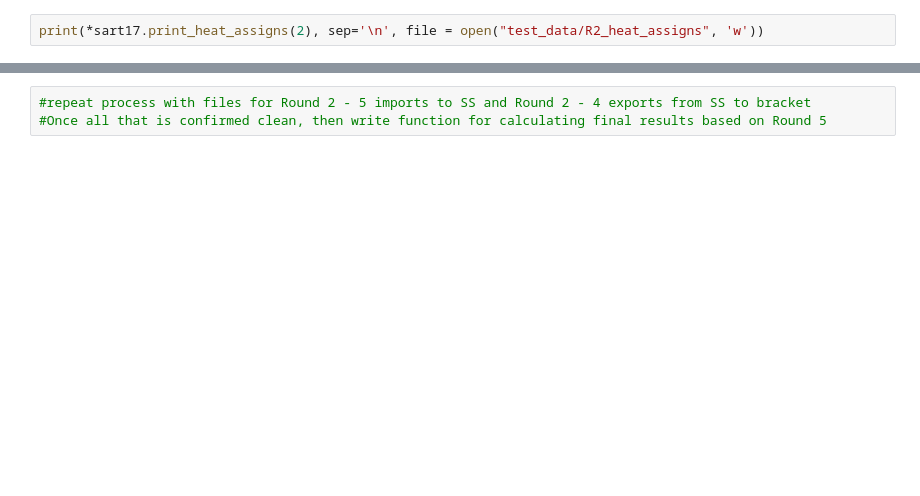
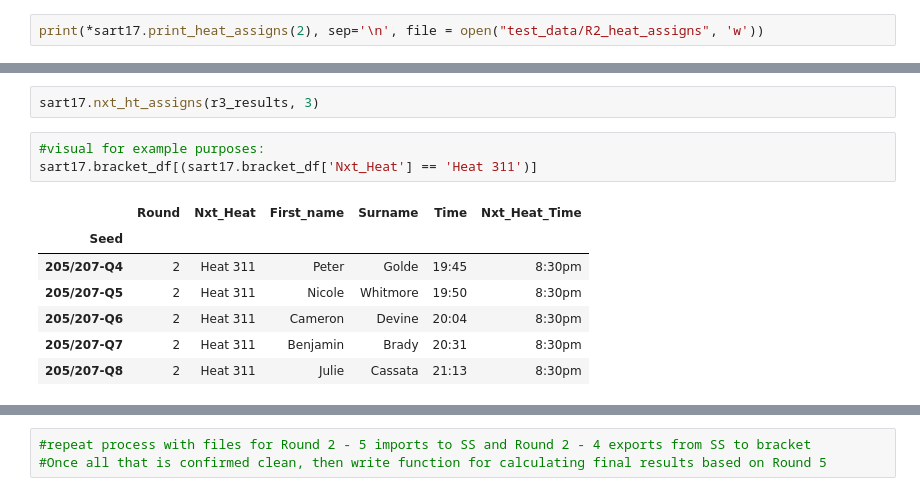
Before and after one commit to gcnuss/SART_Automation, a Jupyter notebook: Test_With_2016_Data.ipynb, the cells around one changed output, grey strips where cells are left out. Cells and saved outputs as stored; diff of their text form; blank space fills up the shorter version.

```diff
--- a/Test_With_2016_Data.ipynb
+++ b/Test_With_2016_Data.ipynb
@@ -207,0 +435,13 @@ print(*sart17.print_heat_assigns(2), sep='\n', file = open("test_data/R2_heat_as
+# %%
+sart17.nxt_ht_assigns(r3_results, 3)
+# %%
+#visual for example purposes:
+sart17.bracket_df[(sart17.bracket_df['Nxt_Heat'] == 'Heat 311')]
+# %% [output]
+|  | Round | Nxt_Heat | First_name | Surname | Time | Nxt_Heat_Time |
+| Seed |  |  |  |  |  |  |
+| 205/207-Q4 | 2 | Heat 311 | Peter | Golde | 19:45 | 8:30pm |
+| 205/207-Q5 | 2 | Heat 311 | Nicole | Whitmore | 19:50 | 8:30pm |
+| 205/207-Q6 | 2 | Heat 311 | Cameron | Devine | 20:04 | 8:30pm |
+| 205/207-Q7 | 2 | Heat 311 | Benjamin | Brady | 20:31 | 8:30pm |
+| 205/207-Q8 | 2 | Heat 311 | Julie | Cassata | 21:13 | 8:30pm |
```
Also changed, not shown: parts of 59 cells of this notebook, 1 other file.
